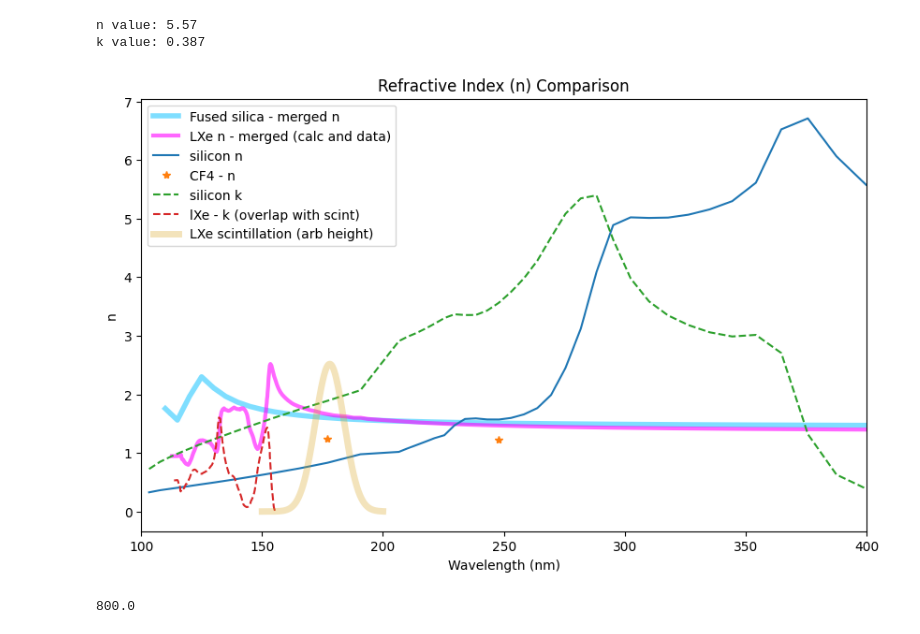
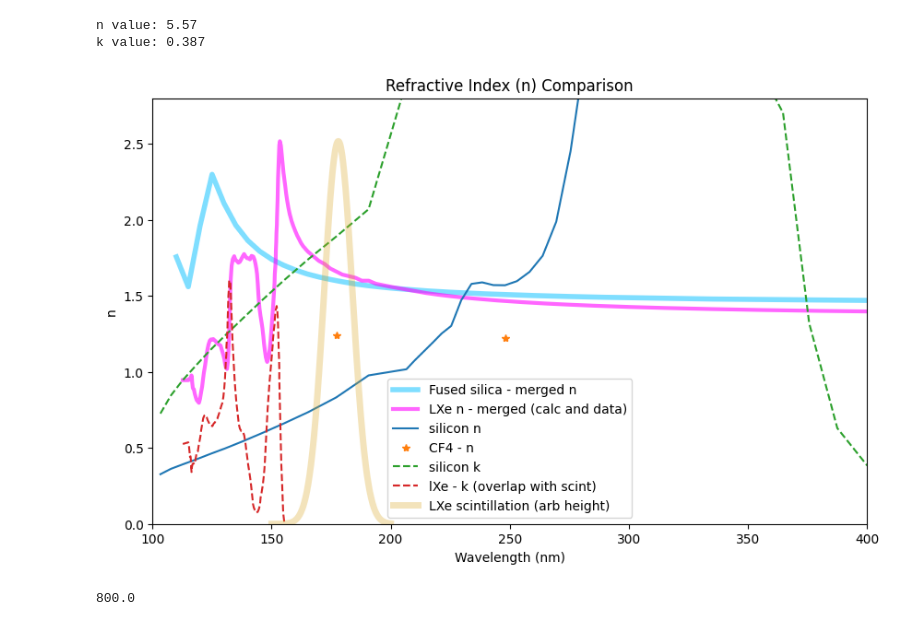
Before and after one commit to austindsc/PDEcorrection_g4_lolx, a Jupyter notebook: pythonScripts/plotAll.ipynb, the cells around one changed output. Cells and saved outputs as stored; diff of their text form; code cells hidden in the pictures.

```diff
--- a/pythonScripts/plotAll.ipynb
+++ b/pythonScripts/plotAll.ipynb
@@ -399,35 +400,35 @@ ax.plot(sio_n_x_total, sio_n_y_total, color = "deepskyblue", linewidth = 4, alph
 
 # ax.plot(xe_n_x, xe_n_y, linewidth = 3, color = 'fuchsia', alpha = 0.6, label='Liquid Xenon - n')
 # ax.plot(lxe_wl, n_index_rho(lamb = lxe_wl, rho = rho_lxe), linestyle = "-.", label = "calculated LXe n")
 plt.plot(lxe_newX, lxe_newY, linewidth = 3, color = 'fuchsia', alpha = 0.6, label = "LXe n - merged (calc and data)")
 
 ax.plot(si_x_n_total, si_y_n_smoothed, linestyle="-", label="silicon n")
 ax.plot(cf4_x_n, cf4_n, "*", label='CF4 - n')
 
 ax.plot(si_x_k_total, si_y_k_smoothed, linestyle="--", label="silicon k")
 ax.plot(xe_k_x, xe_k_y, linestyle="--", label = "lXe - k (overlap with scint)")
 
 ax.plot(lxeS_x, lxe_y * max(xe_n_y)/max(lxe_y), linestyle = "-", linewidth = 5, alpha = 0.3, color = "goldenrod", label='LXe scintillation (arb height)')
 
 
 
 # print(np.stack((xe_k_xeV, xe_k_y), axis = 1))
 
 
 
 # ax.hlines(1.6, min(si_x_n_total), max(si_x_n_total))
 ax.set_xlim(100, 400)
-# ax.set_ylim(0, 2.8)
+ax.set_ylim(0, 2.8)
 
 ax.legend()
 ax.set_xlabel('Wavelength (nm)')
 ax.set_ylabel('n')
 ax.set_title('Refractive Index (n) Comparison')
 ax.legend()
 
 plt.show()
 # %% [output]
-[figure, old version]
+[figure, new version]
 # %%
 ## merging together the 800-1200 SiO2 data
 
```
Also changed, not shown: parts of 1 cell of this notebook, 17 other files.
